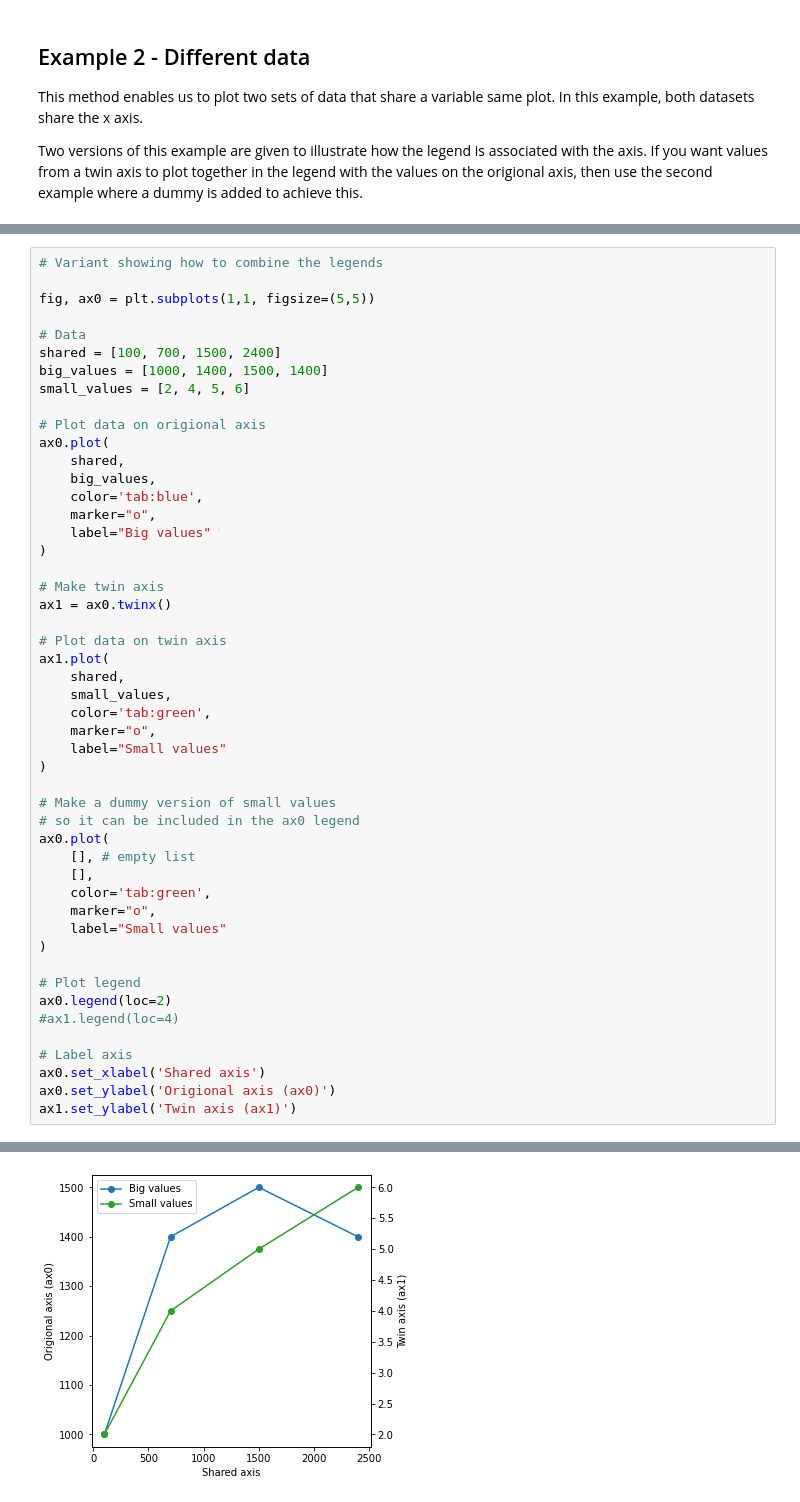
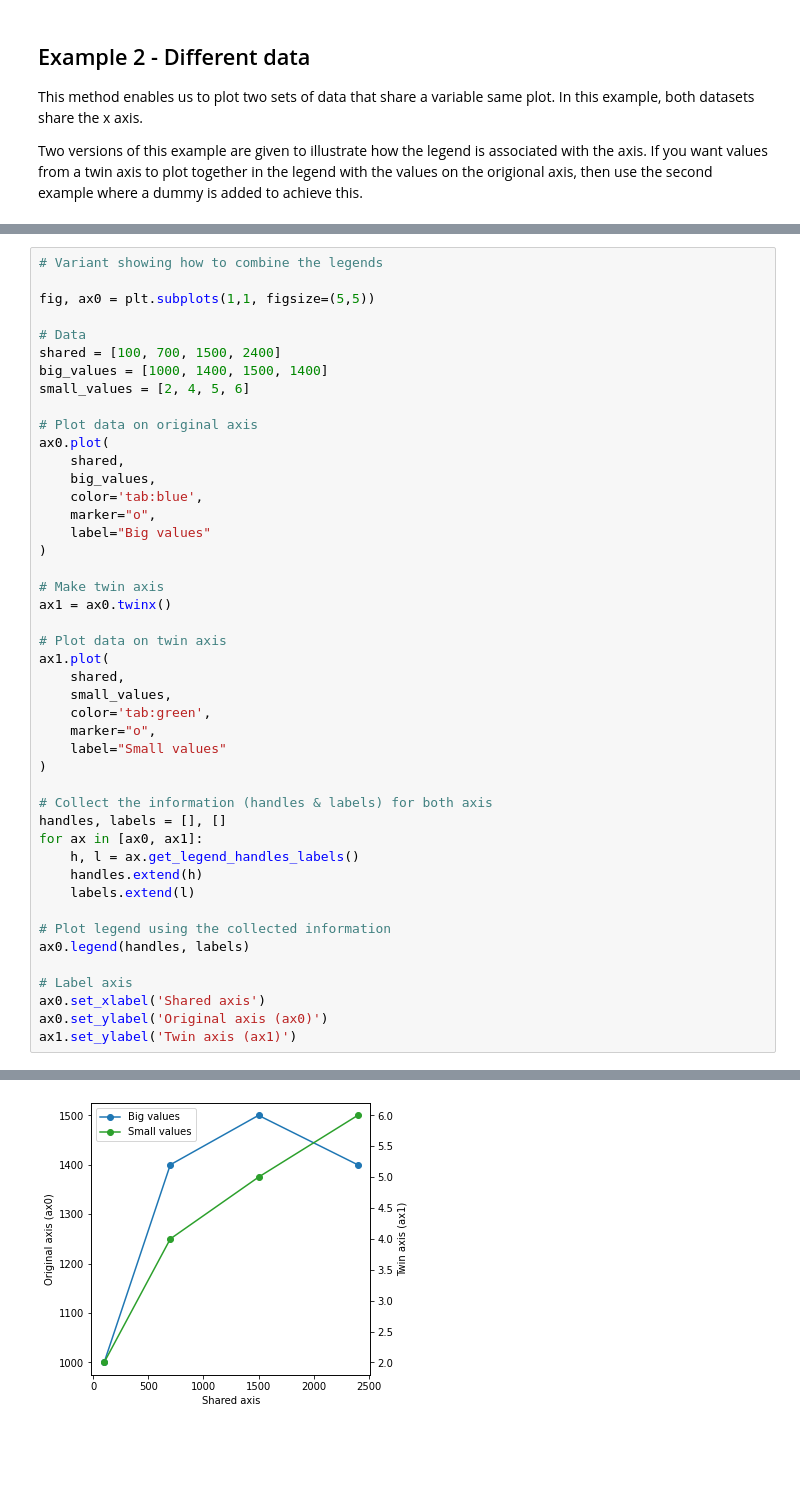
Before and after one commit to ICWallis/tutorial-publication-ready-figures, a Jupyter notebook: Recipes/twin-axis.ipynb, the cells around one changed output, grey strips where cells are left out. Saved outputs shown, nothing was run; the diff lists cells and outputs as text; blank space fills up the shorter version.

```diff
--- a/Recipes/twin-axis.ipynb
+++ b/Recipes/twin-axis.ipynb
@@ -126,45 +126,41 @@ shared = [100, 700, 1500, 2400]
 big_values = [1000, 1400, 1500, 1400]
 small_values = [2, 4, 5, 6]
 
-# Plot data on origional axis
+# Plot data on original axis
 ax0.plot(
     shared,
     big_values,
     color='tab:blue',
     marker="o",
     label="Big values"
 )
 
 # Make twin axis
 ax1 = ax0.twinx()
 
 # Plot data on twin axis
 ax1.plot(
     shared,
     small_values,
     color='tab:green',
     marker="o",
     label="Small values"
 )
 
-# Make a dummy version of small values
-# so it can be included in the ax0 legend
-ax0.plot(
-    [], # empty list
-    [],
-    color='tab:green',
-    marker="o",
-    label="Small values"
-)
+# Collect the information (handles & labels) for both axis
+handles, labels = [], []
+for ax in [ax0, ax1]:
+    h, l = ax.get_legend_handles_labels()
+    handles.extend(h)
+    labels.extend(l)
 
-# Plot legend
-ax0.legend(loc=2)
-#ax1.legend(loc=4)
+# Plot legend using the collected information
+ax0.legend(handles, labels)
 
 # Label axis
 ax0.set_xlabel('Shared axis')
-ax0.set_ylabel('Origional axis (ax0)')
+ax0.set_ylabel('Original axis (ax0)')
 ax1.set_ylabel('Twin axis (ax1)')
 # %% [output]
 Text(0, 0.5, 'Twin axis (ax1)')
-[figure, old version]
+[figure, new version]
```
Also changed, not shown: parts of 4 cells of this notebook.
